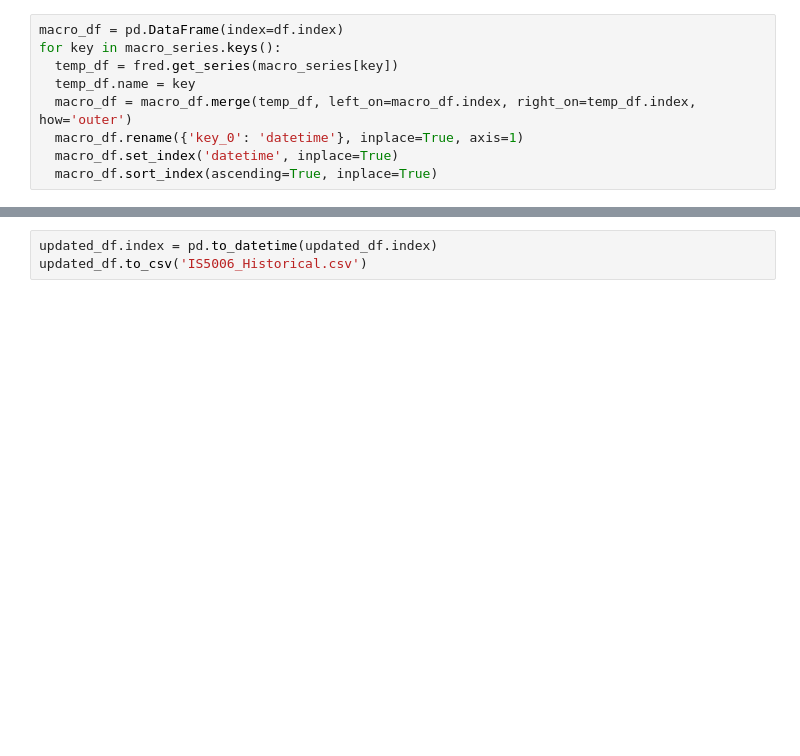
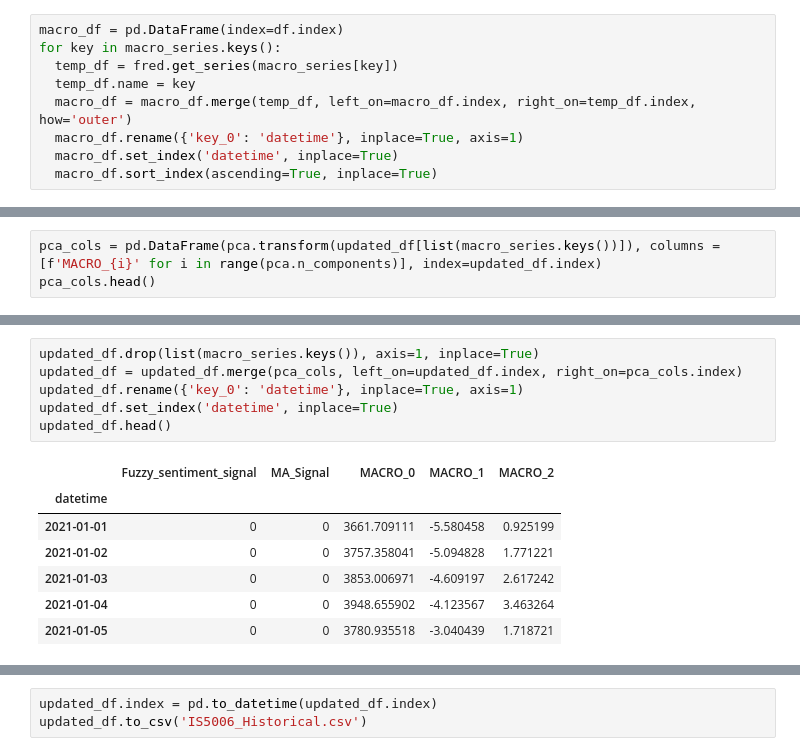
Before and after one commit to astronights/A4_Paper_Trading, a Jupyter notebook: notebooks/IS5006_Historical.ipynb, the cells around one changed output, grey strips where cells are left out. Drawn from its saved outputs; the diff is of its cells as text; blank space fills up the shorter version.

```diff
--- a/notebooks/IS5006_Historical.ipynb
+++ b/notebooks/IS5006_Historical.ipynb
@@ -146,0 +186,3 @@ updated_df.head()
+# %%
+pca_cols = pd.DataFrame(pca.transform(updated_df[list(macro_series.keys())]), columns = [f'MACRO_{i}' for i in range(pca.n_components)], index=updated_df.index)
+pca_cols.head()
@@ -146,0 +197,14 @@ updated_df.head()
+# %%
+updated_df.drop(list(macro_series.keys()), axis=1, inplace=True)
+updated_df = updated_df.merge(pca_cols, left_on=updated_df.index, right_on=pca_cols.index)
+updated_df.rename({'key_0': 'datetime'}, inplace=True, axis=1)
+updated_df.set_index('datetime', inplace=True)
+updated_df.head()
+# %% [output]
+|  | Fuzzy_sentiment_signal | MA_Signal | MACRO_0 | MACRO_1 | MACRO_2 |
+| datetime |  |  |  |  |  |
+| 2021-01-01 | 0 | 0 | 3661.709111 | -5.580458 | 0.925199 |
+| 2021-01-02 | 0 | 0 | 3757.358041 | -5.094828 | 1.771221 |
+| 2021-01-03 | 0 | 0 | 3853.006971 | -4.609197 | 2.617242 |
+| 2021-01-04 | 0 | 0 | 3948.655902 | -4.123567 | 3.463264 |
+| 2021-01-05 | 0 | 0 | 3780.935518 | -3.040439 | 1.718721 |
```
Also changed, not shown: parts of 12 cells of this notebook, 6 other files.
